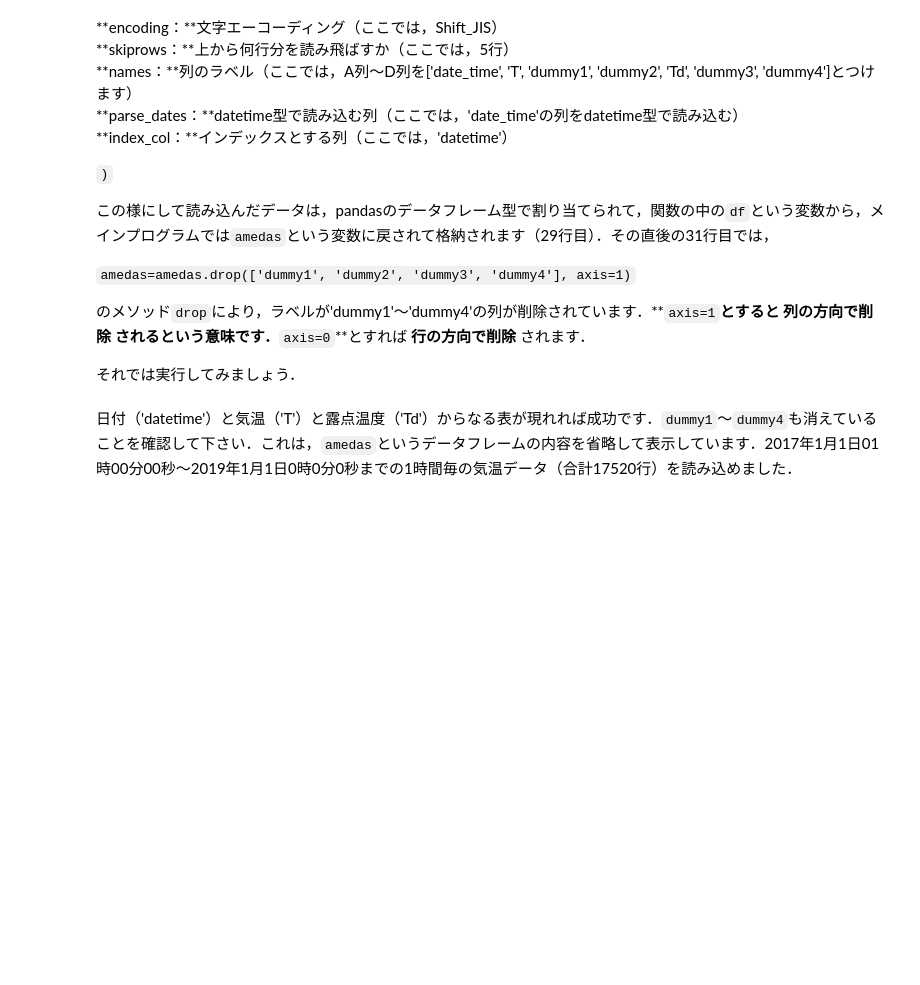
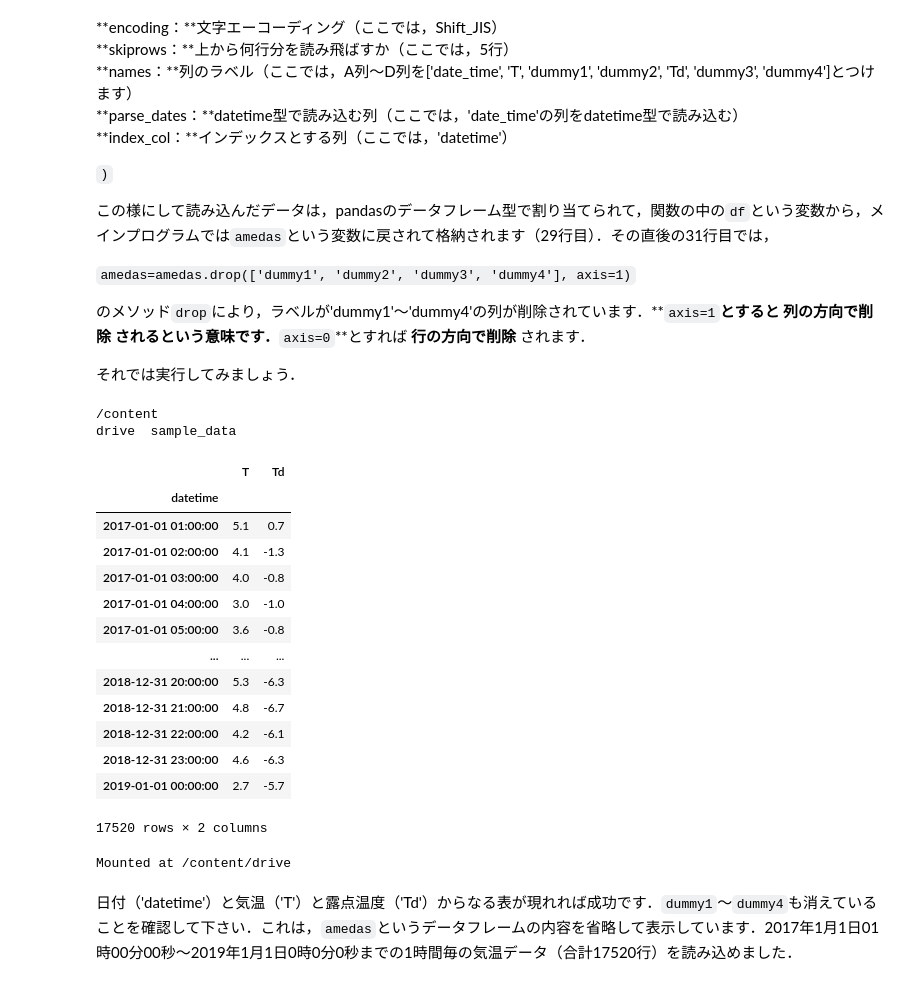
Before and after one commit to onishiryo/2025DAworkshop, a Jupyter notebook: wxbc-test/amedas_predictive_analytics.ipynb, the cells around one changed output. Cells and saved outputs as stored; diff of their text form; code cells hidden in the pictures; blank space fills up the shorter version.

Commit message:
Colab を使用して作成されました

```diff
--- a/wxbc-test/amedas_predictive_analytics.ipynb
+++ b/wxbc-test/amedas_predictive_analytics.ipynb
@@ -253,34 +257,59 @@ from sklearn import neural_network
 # DataFrameに割り当てる関数
 def readamedas(filename,skipline):
     # pandasのread_csvというメソッドでcsvファイルを読み込みます．
     # 引数として，
     # [0]入力ファイル名
     # [1]エンコーディング
     # [2]読み飛ばす行数，
     # [3]column名
     # [4]datetime型で読み込むcolumn名
     # [5]indexとするcolumn名
     # を与える．
     df=pd.read_csv(
        filename,
        encoding='Shift_JIS',
        skiprows=skipline,
        names=['date_time','T','dummy1','dummy2','Td','dummy3','dummy4'],
        parse_dates={'datetime':['date_time']},
        index_col='datetime'
        )
     return df
 
 # 気象庁AMeDAS（東京）の気温（℃）と露点温度（℃）のcsvファイルの名前を指定します．
-filename1='amedas.csv'
+!pwd
+!ls
+#filename1='amedas.csv'
+filename1='/content/drive/MyDrive/Colab Notebooks/20240724challenge_shiryo3_predictive_analytics/amedas.csv'
 # csvファイルの上から5行目まではデータではないため呼び飛ばします．
 skipline1=5
 # 気象庁AMeDAS（東京）の気温（℃）と露点温度（℃）のcsvファイルを読み込んで，
 # pandasのDataFrame（tepco）に割り当てる関数を呼び出します．
 amedas=readamedas(filename1,skipline1)
 # DataFrame(amedas)の中のdummy1～dummy7の列を削除する．
 amedas=amedas.drop(['dummy1','dummy2','dummy3','dummy4'],axis=1)
 amedas
+# %% [output]
+/content
+drive  sample_data
+|  | T | Td |
+| datetime |  |  |
+| 2017-01-01 01:00:00 | 5.1 | 0.7 |
+| 2017-01-01 02:00:00 | 4.1 | -1.3 |
+| 2017-01-01 03:00:00 | 4.0 | -0.8 |
+| 2017-01-01 04:00:00 | 3.0 | -1.0 |
+| 2017-01-01 05:00:00 | 3.6 | -0.8 |
+| ... | ... | ... |
+| 2018-12-31 20:00:00 | 5.3 | -6.3 |
+| 2018-12-31 21:00:00 | 4.8 | -6.7 |
+| 2018-12-31 22:00:00 | 4.2 | -6.1 |
+| 2018-12-31 23:00:00 | 4.6 | -6.3 |
+| 2019-01-01 00:00:00 | 2.7 | -5.7 |
+17520 rows × 2 columns
+# %%
+from google.colab import drive
+drive.mount('/content/drive')
+# %% [output]
+Mounted at /content/drive
 # %% [markdown]
 日付（'datetime'）と気温（'T'）と露点温度（'Td'）からなる表が現れれば成功です．`dummy1`～`dummy4`も消えていることを確認して下さい．これは，`amedas`というデータフレームの内容を省略して表示しています．2017年1月1日01時00分00秒～2019年1月1日0時0分0秒までの1時間毎の気温データ（合計17520行）を読み込めました．
 # %% [markdown]
```
Also changed, not shown: parts of 8 cells of this notebook.
